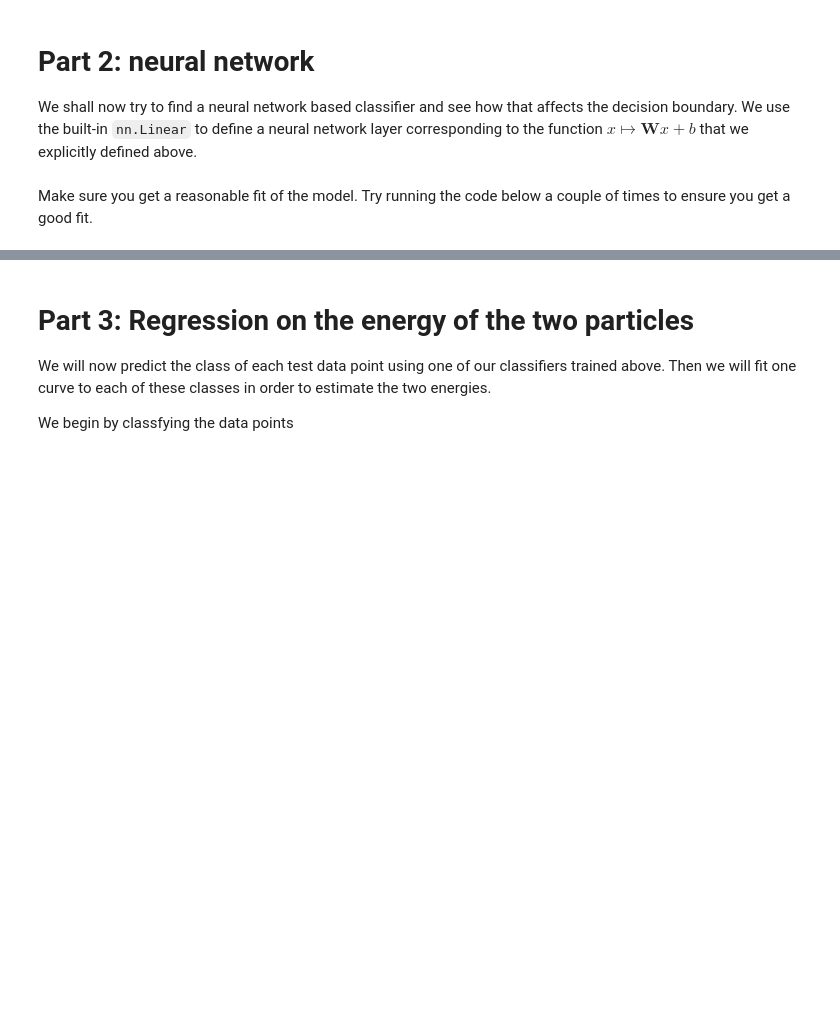
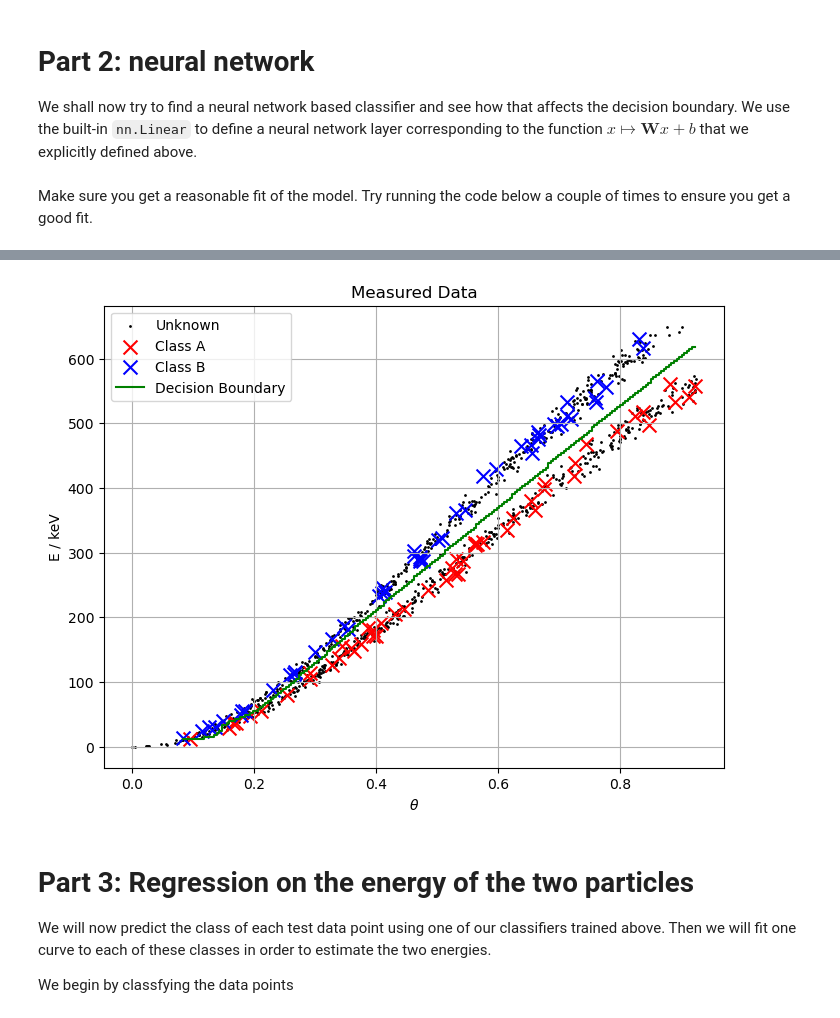
Before and after one commit to ScottMcHaffie/SH2150_assignments, a Jupyter notebook: assignment1/Assignment_1.ipynb, the cells around one changed output, grey strips where cells are left out. Saved outputs shown, nothing was run; the diff lists cells and outputs as text; code cells hidden in the pictures; blank space fills up the shorter version.

```diff
--- a/assignment1/Assignment_1.ipynb
+++ b/assignment1/Assignment_1.ipynb
@@ -218,15 +218,15 @@ class NeuralNet(nn.Module):
 
         # Input → first hidden layer
         layers.append(nn.Linear(in_features, hidden_features[0]))
-        layers.append( ) # TODO: add tanh activation
+        layers.append(nn.Tanh()) # TODO: add tanh activation
 
         # Hidden → hidden
         for i in range(len(hidden_features) - 1):
             layers.append(nn.Linear(hidden_features[i], hidden_features[i + 1]))
-            layers.append() # TODO: add tanh activation
+            layers.append(nn.Tanh()) # TODO: add tanh activation
 
         # Last hidden → output layer with Sigmoid activation
-        layers.append( ) # TODO: add linear layer with input dimension hidden_features[-1] and output dimension out_features
+        layers.append(nn.Linear(hidden_features[-1], out_features)) # TODO: add linear layer with input dimension hidden_features[-1] and output dimension out_features
         layers.append(nn.Sigmoid())
 
         # Build the full network
@@ -271,7 +271,9 @@ class NeuralNet(nn.Module):
 # %% [markdown]
 Make sure you get a reasonable fit of the model. Try running the code below a couple of times to ensure you get a good fit.
 # %%
-nn_model = NeuralNet(hidden_features=) # TODO: insert the hidden layer dimensions as a python list, [10] would yield one hidden layer with 10 neurons
-optimizer_nn = torch.optim.Adam(nn_model.parameters(), lr=) # TODO: set learning rate
-num_epochs = # TODO: set number of epochs
+nn_model = NeuralNet(hidden_features=[32, 16]) # TODO: insert the hidden layer dimensions as a python list, [10] would yield one hidden layer with 10 neurons
+optimizer_nn = torch.optim.Adam(nn_model.parameters(), lr=1e-3) # TODO: set learning rate
+num_epochs = 7500 # TODO: set number of epochs
+print (x_train.shape)
+# print(x_train)
 fit_model(nn_model, optimizer_nn, x_train, y_train, cross_entropy_loss, num_epochs)
@@ -278,10 +283,12 @@ fit_model(nn_model, optimizer_nn, x_train, y_train, cross_entropy_loss, num_epoc
 # %%
 fig, axs = plot_data()
 
 # Plot decision boundary
-axs.plot(???, c='green', label='Decision Boundary') #TODO: Fill in ???
+axs.plot(*nn_model.decision_boundary(x_train), c='green', label='Decision Boundary') #TODO: Fill in ???
 axs.legend()
 plt.show()
+# %% [output]
+[figure, added]
 # %% [markdown]
 # Part 3: Regression on the energy of the two particles
 
```
Also changed, not shown: parts of 1 cell of this notebook.
